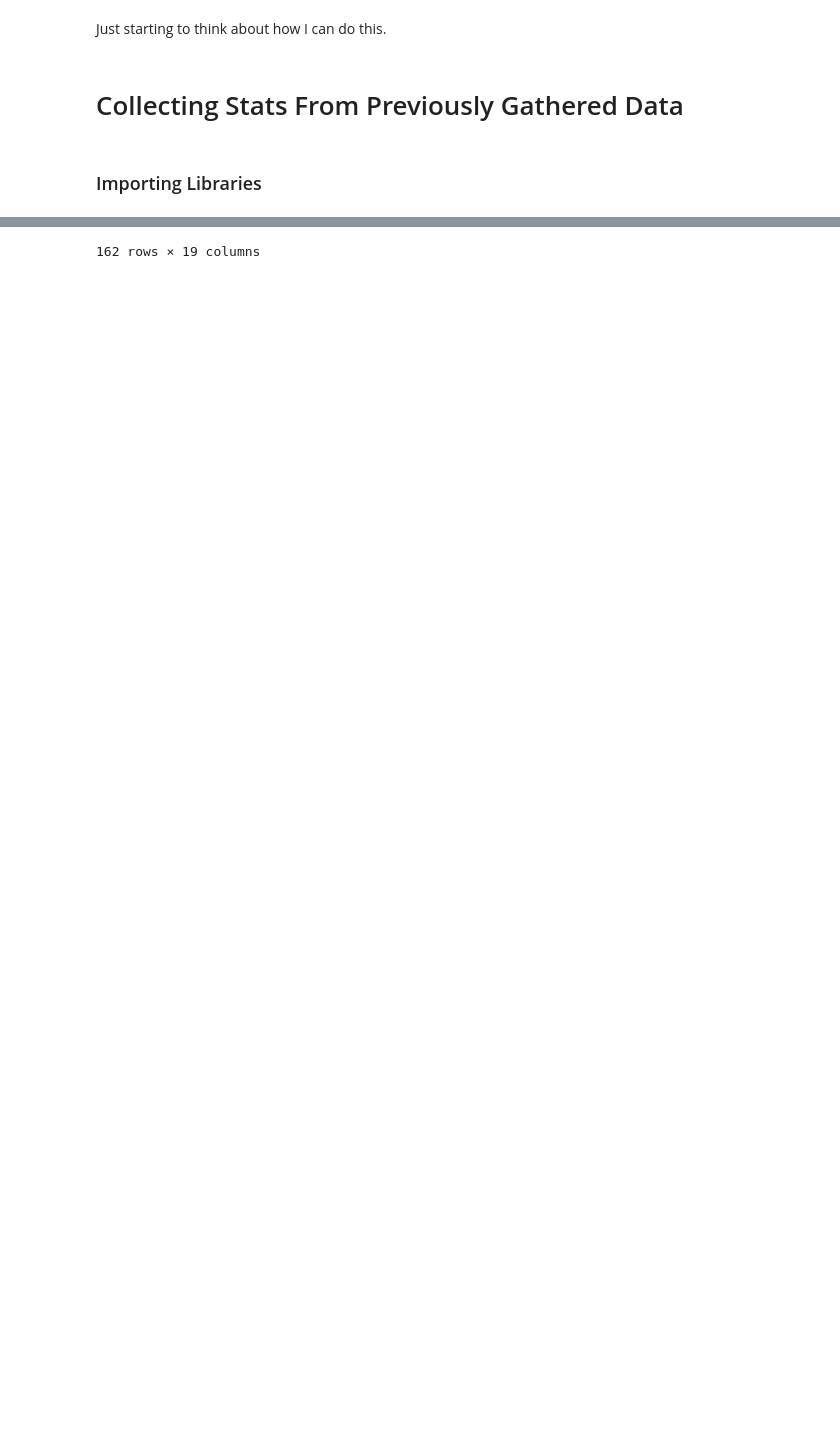
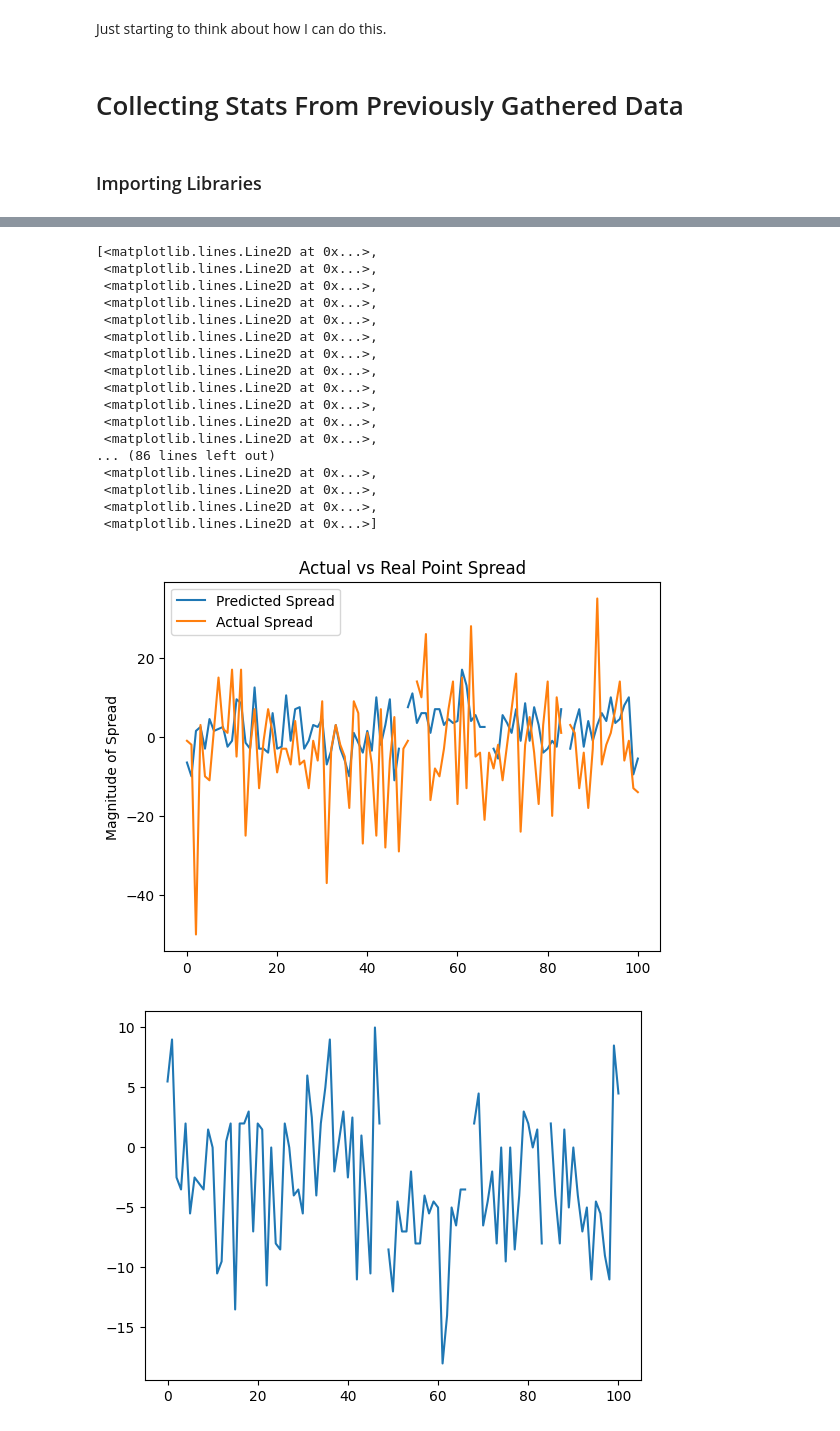
Before and after one commit to Rwmillham/MLFootballOddsAlgo, a Jupyter notebook: FootballTester.ipynb, the cells around one changed output, grey strips where cells are left out. Drawn from its saved outputs; the diff is of its cells as text; code cells hidden in the pictures; blank space fills up the shorter version.

Commit message:
working on contextualizing spread (positive vs negative)

```diff
--- a/FootballTester.ipynb
+++ b/FootballTester.ipynb
@@ -11,26 +11,36 @@ import re
 # %%
-# def getTeamStats(filePath, teamFiles):
-#     TeamPD = pd.DataFrame()
-#     yearArr = [2018, 2019, 2020, 2021, 2022, 2023]
-#     for i in range(len(teamFiles)):
-#         currPD= pd.read_csv(f"{filePath}/{teamFiles[i]}")
-#         if re.search("TeamStats", teamFiles):
-#             currPD.columns = pd.MultiIndex.from_product([[yearArr[i]], currPD.columns])
-#     return currPD
+def returnFullSeasonStats(teamName):
+    """
+    Goes into stats folder and reads in the both stats and Info csv files
+    Concats them into a single data frame and returns them.
 
-def returnFullSeasonStats(teamName):
+    Args:
+        teamName (string): the team name matching the name within Stats File
+
+    Returns:
+        TeamPDStats: Pandas Data-Frame of team game stats from all seasons collected
+        teamPDInfo: Pandas Data-Frame of game info from all seasons collected
+    """
+    #data frame holding things like total yards for every season collected
     teamPDStats = pd.DataFrame()
+    #data frame holding things like weather for every game in every season collected
     teamPDInfo = pd.DataFrame()
+    #gets all csv files for a team
     dirList = os.listdir(f"Stats/{teamName}/")
     for file in dirList:
+        #if stats then --> else, it is the game info.
         if "Stats" in file:
             curr = pd.read_csv(f"Stats/{teamName}/{file}")
             teamPDStats = pd.concat([teamPDStats, curr],axis = 0)
         else:
             curr = pd.read_csv(f"Stats/{teamName}/{file}")
             teamPDInfo = pd.concat([teamPDInfo, curr],axis = 0)
+    #returns the collected, concected pds.
+    return teamPDStats, teamPDInfo
 
-    return teamPDStats, teamPDInfo
+def returnSpecificRow(temaDataFrame, statName):
+    statPD = pd.DataFrame(temaDataFrame.loc[temaDataFrame["Unnamed: 1"] == statName, "Game0": "Game16"].values.flatten())
+    return statPD
 # %%
 #directory where Stats was stored
 directory = 'Stats/'
@@ -48,3 +108,12 @@ for team in TeamNamesArr:
 # %%
-currFullSeasonStats
+plt.plot(spreadNumber, label = "Predicted Spread")
+plt.plot(realSpread, label = "Actual Spread")
+plt.title("Actual vs Real Point Spread")
+plt.ylabel("Magnitude of Spread")
+plt.legend()
+
+
+
+plt.figure(2)
+plt.plot(currBeatSpread)
 # %% [output]
@@ -63 +120,19 @@ currFullSeasonStats
-162 rows × 19 columns
+[<matplotlib.lines.Line2D at 0x...>,
+ <matplotlib.lines.Line2D at 0x...>,
+ <matplotlib.lines.Line2D at 0x...>,
+ <matplotlib.lines.Line2D at 0x...>,
+ <matplotlib.lines.Line2D at 0x...>,
+ <matplotlib.lines.Line2D at 0x...>,
+ <matplotlib.lines.Line2D at 0x...>,
+ <matplotlib.lines.Line2D at 0x...>,
+ <matplotlib.lines.Line2D at 0x...>,
+ <matplotlib.lines.Line2D at 0x...>,
+ <matplotlib.lines.Line2D at 0x...>,
+ <matplotlib.lines.Line2D at 0x...>,
+... (86 lines left out)
+ <matplotlib.lines.Line2D at 0x...>,
+ <matplotlib.lines.Line2D at 0x...>,
+ <matplotlib.lines.Line2D at 0x...>,
+ <matplotlib.lines.Line2D at 0x...>]
+[figure, added]
+[figure, added]
```
Also changed, not shown: parts of 10 cells of this notebook.
